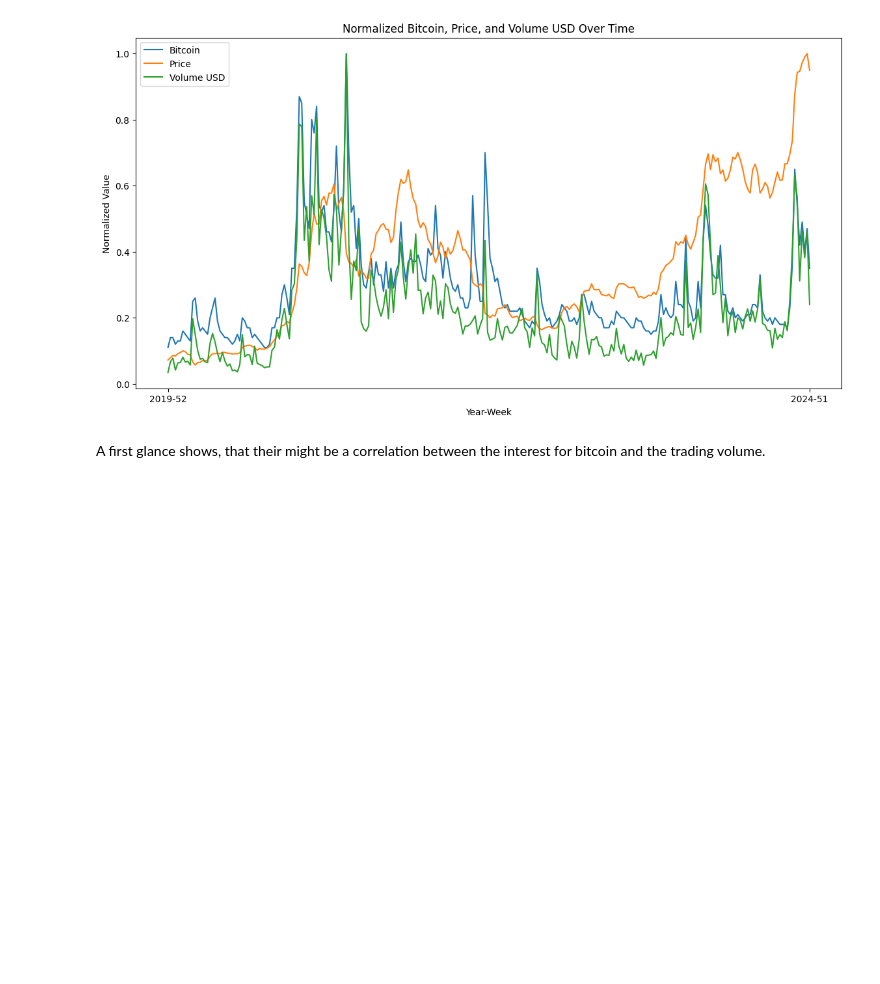
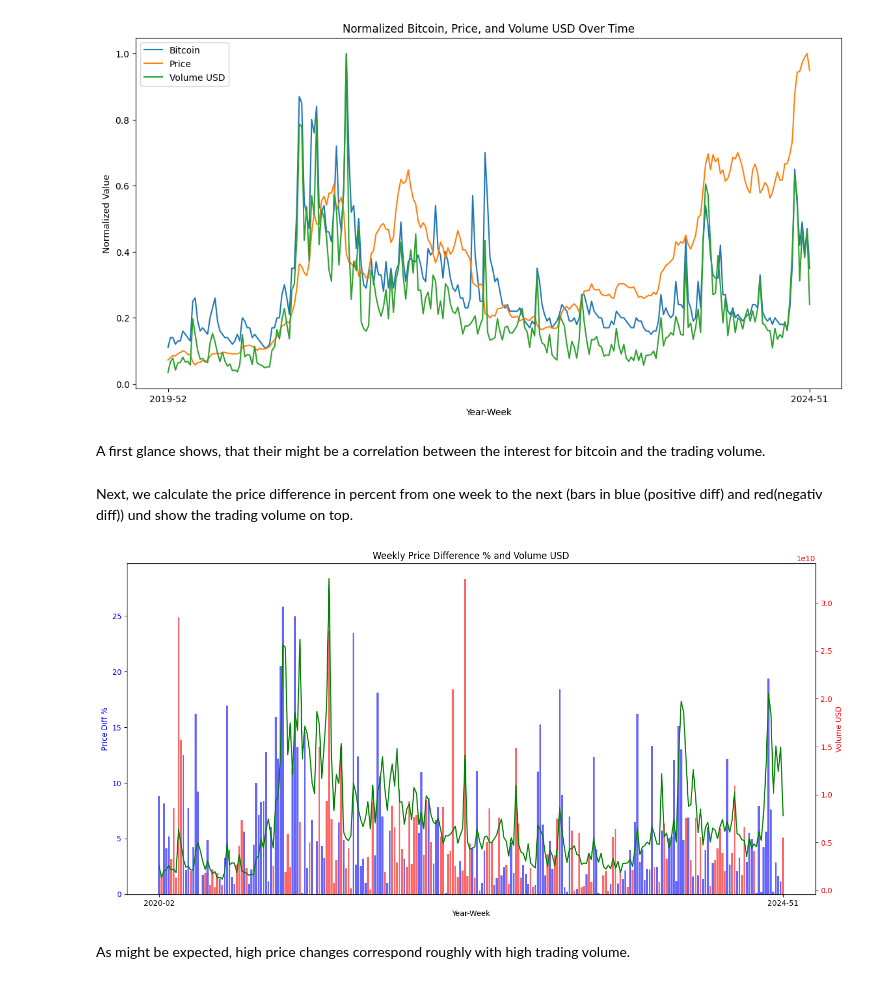
Before and after one commit to michael-zeller/udacity_cd1971, a Jupyter notebook: fomo_btc.ipynb, the cells around one changed output. Saved outputs shown, nothing was run; the diff lists cells and outputs as text; code cells hidden in the pictures; blank space fills up the shorter version.

Commit message:
next visual, price diff vs volume

```diff
--- a/fomo_btc.ipynb
+++ b/fomo_btc.ipynb
@@ -115,2 +91,36 @@ plt.show()
 # %% [markdown]
 A first glance shows, that their might be a correlation between the interest for bitcoin and the trading volume.
+# %% [markdown]
+Next, we calculate the price difference in percent from one week to the next (bars in blue (positive diff)  and red(negativ diff)) und show the trading volume on top.
+# %%
+# Calculate the price difference in percent to the previous week
+weekly_data['price_diff_pct'] = weekly_data['price'].pct_change() * 100
+
+# Drop the first row as it will have NaN value for price_diff_pct
+weekly_data.dropna(subset=['price_diff_pct'], inplace=True)
+
+# Plot the price difference as a bar chart and the volume as a line chart
+fig, ax1 = plt.subplots(figsize=(14, 7))
+
+# Bar chart for price difference with absolute values
+colors = ['b' if val >= 0 else 'r' for val in weekly_data['price_diff_pct']]
+ax1.bar(weekly_data.index, weekly_data['price_diff_pct'].abs(), color=colors, alpha=0.6, label='Price Diff %')
+ax1.set_xlabel('Year-Week')
+ax1.set_ylabel('Price Diff %', color='b')
+ax1.tick_params(axis='y', labelcolor='b')
+
+# Line chart for volume
+ax2 = ax1.twinx()
+ax2.plot(weekly_data.index, weekly_data['volume_usd'], color='g', label='Volume USD')
+ax2.set_ylabel('Volume USD', color='r')
+ax2.tick_params(axis='y', labelcolor='r')
+
+fig.tight_layout()
+plt.xticks([weekly_data.index[0], weekly_data.index[-1]], [weekly_data.index[0], weekly_data.index[-1]])
+plt.grid(False)
+plt.title('Weekly Price Difference % and Volume USD')
+plt.show()
+# %% [output]
+[figure, added]
+# %% [markdown]
+As might be expected, high price changes correspond roughly with high trading volume.
```
Also changed, not shown: parts of 2 cells of this notebook.
